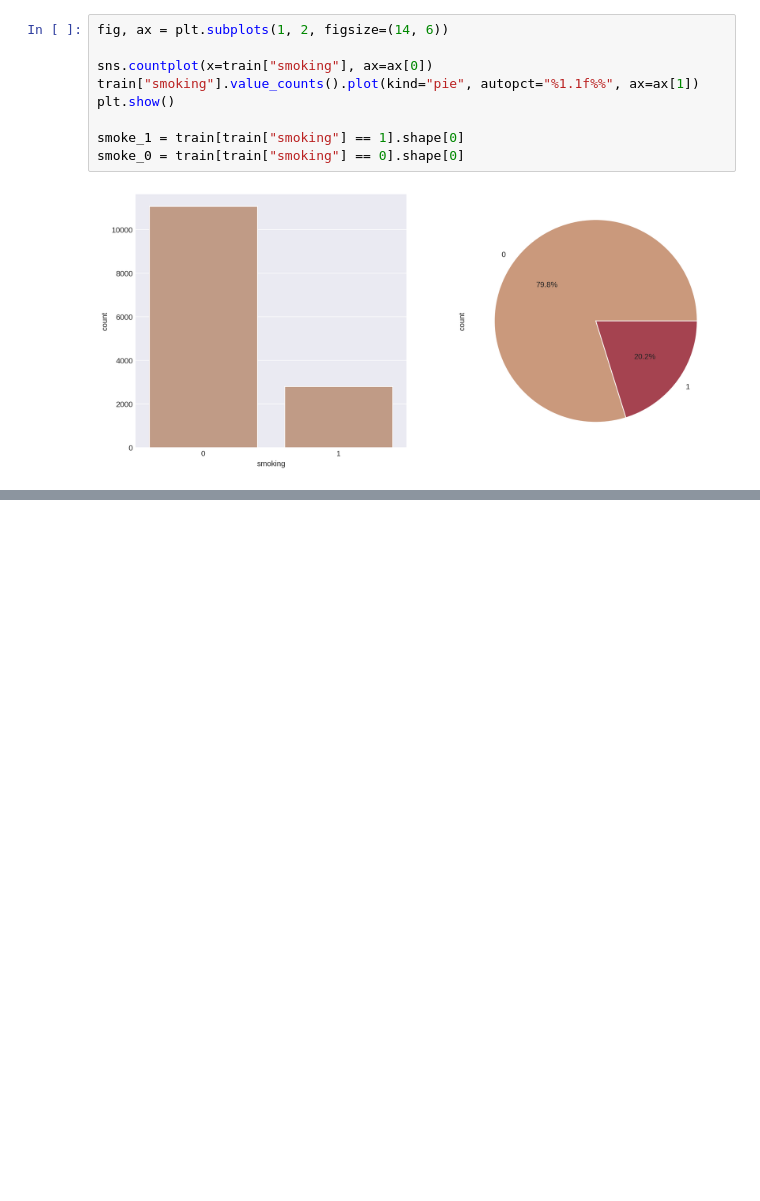
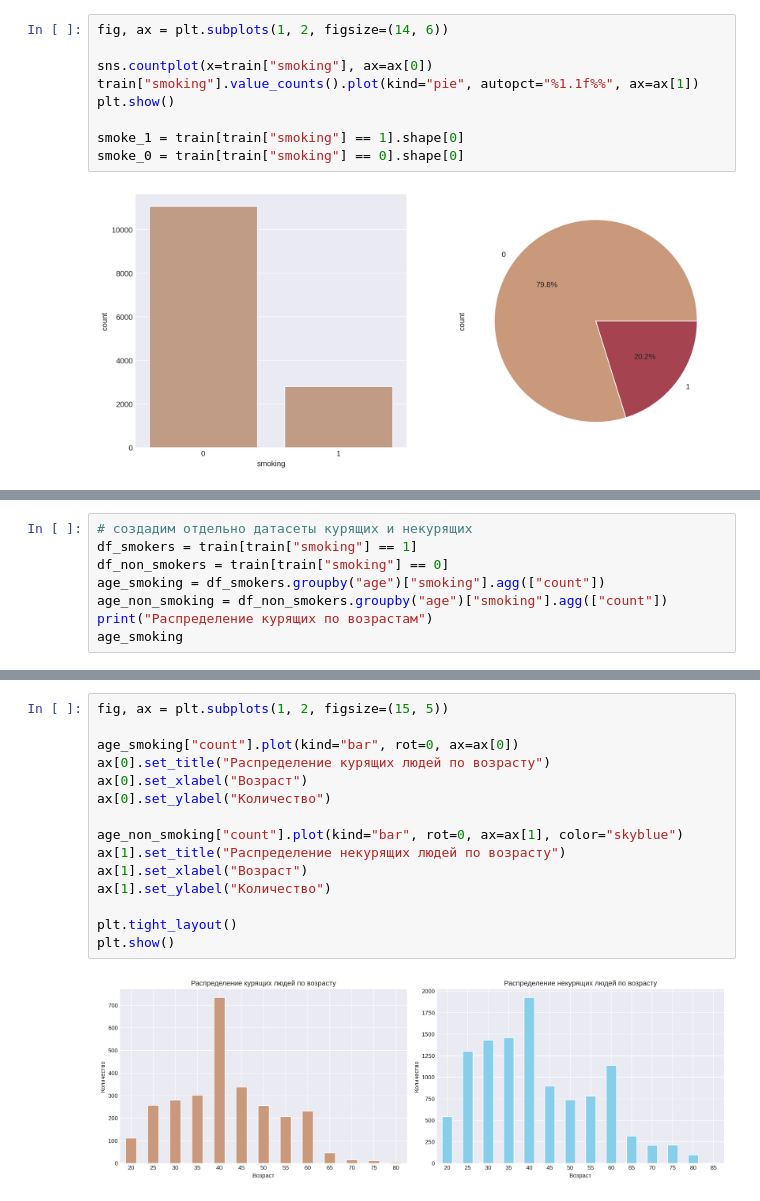
Before and after one commit to vulcan4ik/ds-smokers-research, a Jupyter notebook: ipynb/smokers-eda-catboost.ipynb, the cells around one changed output, grey strips where cells are left out. Drawn from its saved outputs; the diff is of its cells as text; blank space fills up the shorter version.

```diff
--- a/ipynb/smokers-eda-catboost.ipynb
+++ b/ipynb/smokers-eda-catboost.ipynb
@@ -397,0 +489,8 @@ smoke_0 = train[train["smoking"] == 0].shape[0]
+# %%
+# создадим отдельно датасеты курящих и некурящих
+df_smokers = train[train["smoking"] == 1]
+df_non_smokers = train[train["smoking"] == 0]
+age_smoking = df_smokers.groupby("age")["smoking"].agg(["count"])
+age_non_smoking = df_non_smokers.groupby("age")["smoking"].agg(["count"])
+print("Распределение курящих по возрастам")
+age_smoking
@@ -397,0 +514,17 @@ smoke_0 = train[train["smoking"] == 0].shape[0]
+# %%
+fig, ax = plt.subplots(1, 2, figsize=(15, 5))
+
+age_smoking["count"].plot(kind="bar", rot=0, ax=ax[0])
+ax[0].set_title("Распределение курящих людей по возрасту")
+ax[0].set_xlabel("Возраст")
+ax[0].set_ylabel("Количество")
+
+age_non_smoking["count"].plot(kind="bar", rot=0, ax=ax[1], color="skyblue")
+ax[1].set_title("Распределение некурящих людей по возрасту")
+ax[1].set_xlabel("Возраст")
+ax[1].set_ylabel("Количество")
+
+plt.tight_layout()
+plt.show()
+# %% [output]
+[figure, added]
```
Also changed, not shown: parts of 98 cells of this notebook.
